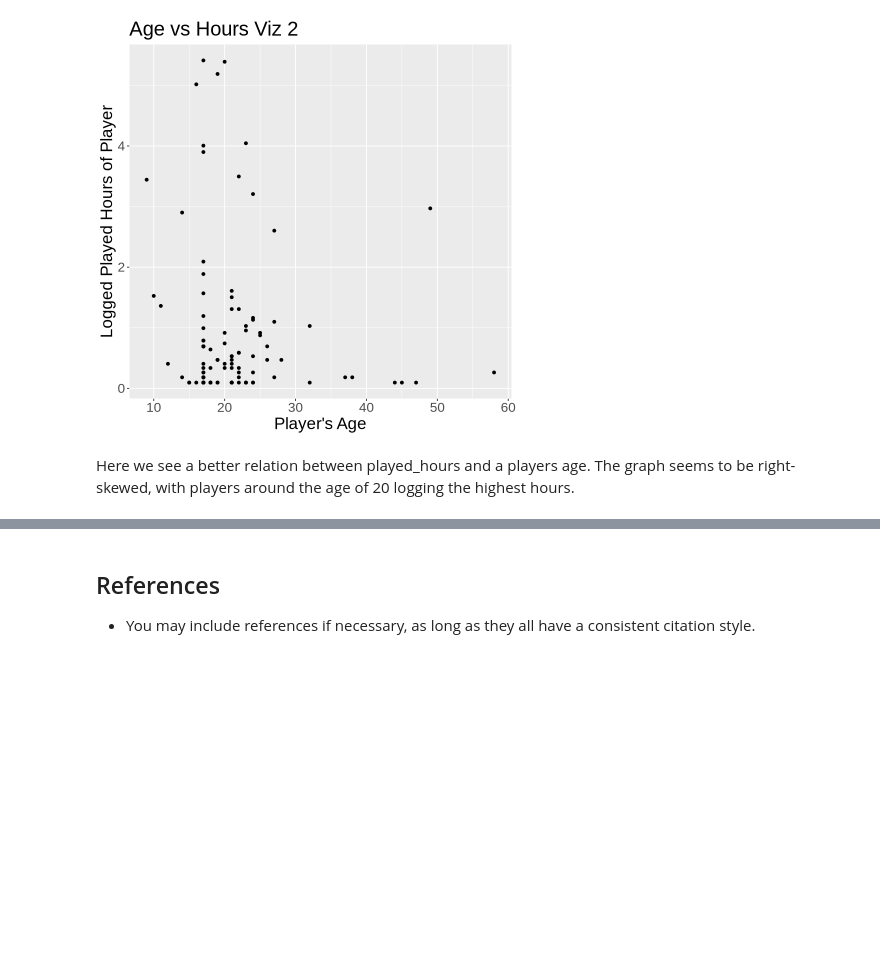
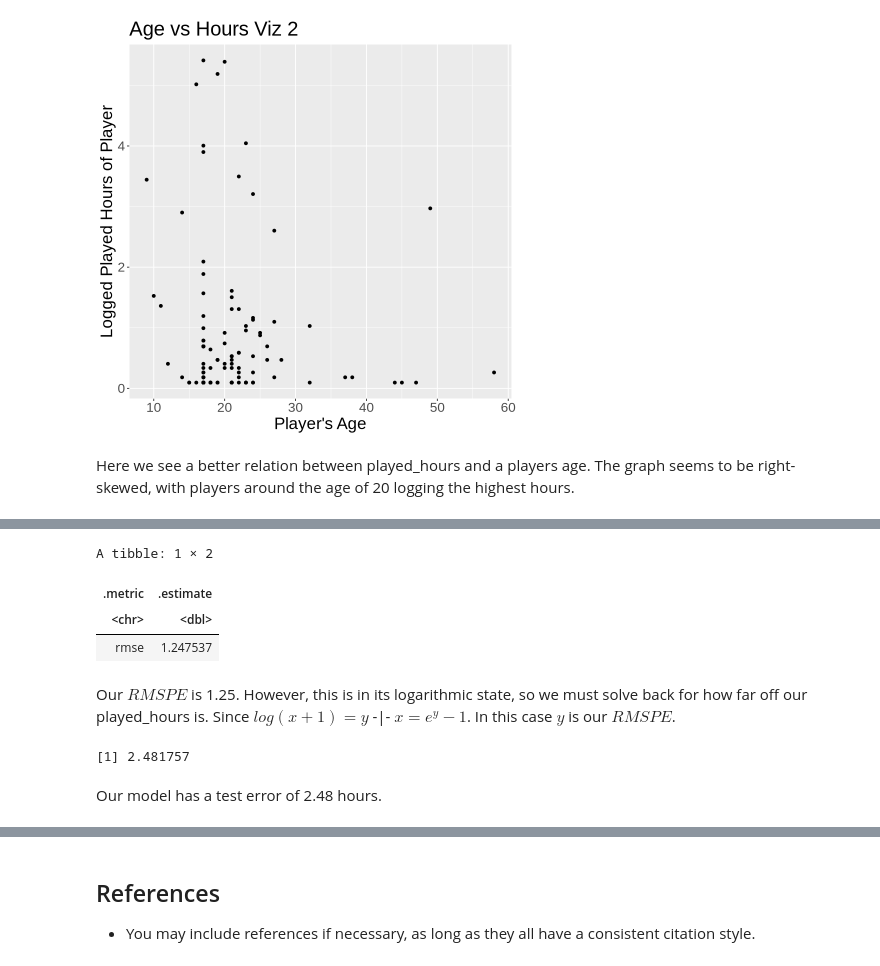
Before and after one commit to GraySchi/DSCI-Project-004-Group4, a Jupyter notebook: Group4_Project.ipynb, the cells around one changed output, grey strips where cells are left out. Drawn from its saved outputs; the diff is of its cells as text; code cells hidden in the pictures; blank space fills up the shorter version.

Commit message:
Added RMSPE and started Discussion

```diff
--- a/Group4_Project.ipynb
+++ b/Group4_Project.ipynb
@@ -178,3 +186,22 @@ Coefficients:
+# %%
+lm_results <- data_preds |>
+    metrics(truth = played_hours, estimate = .pred) |>
+    filter(.metric == "rmse") |>
+    select(-.estimator)
+lm_results
+# %% [output]
+A tibble: 1 × 2
+| .metric | .estimate |
+| <chr> | <dbl> |
+| rmse | 1.247537 |
+# %% [markdown]
+Our $RMSPE$ is 1.25. However, this is in its logarithmic state, so we must solve back for how far off our played_hours is. Since $log(x+1)=y$   -|-   $x= e^y-1$. In this case $y$ is our $RMSPE$.
+# %%
+exp(1.247537) - 1
+# %% [output]
+[1] 2.481757
+# %% [markdown]
+Our model has a test error of 2.48 hours.
 # %% [markdown]
 ## Discussion
 - summarize what you found
```
Also changed, not shown: parts of 7 cells of this notebook.
